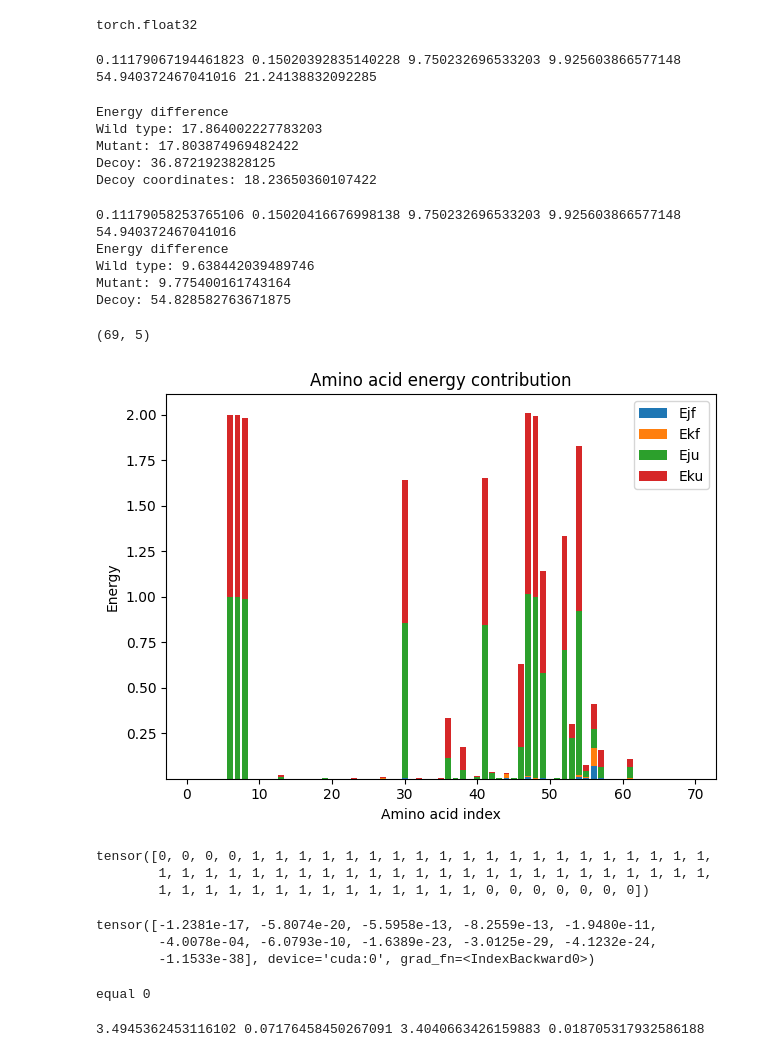
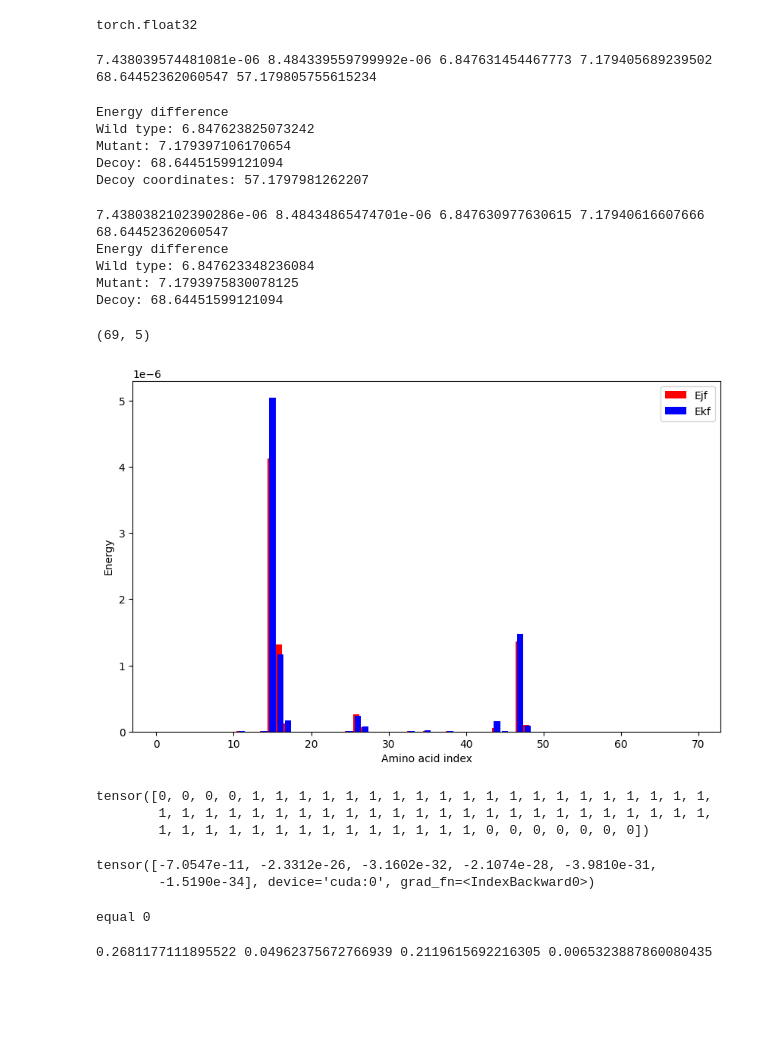
Before and after one commit to nissimbrami/DeepEF-Thesis, a Jupyter notebook: experiments/thermodybamic inference.ipynb, the cells around one changed output. Drawn from its saved outputs; the diff is of its cells as text; code cells hidden in the pictures; blank space fills up the shorter version.

```diff
--- a/experiments/thermodybamic inference.ipynb
+++ b/experiments/thermodybamic inference.ipynb
@@ -46,6 +46,6 @@ CFG.model_path
 # %% [output]
 './res/trianed_models_energyLimit-inst_normGP/'
 # %%
-model_path = "./res/trianed_models_energyLimit-inst_normGP/0_final_model.pt"
+model_path = "./res/trianed_models_energyLimit-inst_normGP/best_model.pt"
 model,optimizer,epoch,loss,valid_loss = load_checkpoint(model_path,model,optimizer,device=CFG.device)
 # %% [output]
@@ -80,7 +80,7 @@ def add_cb(crd_coords):
         crd_coords = torch.cat((crd_coords, CB.unsqueeze(1)), dim=1)
         return crd_coords
 # %%
-data_dir = glob.glob('./data/casp12_data_100/train/*')
+data_dir = glob.glob('./data/casp12_data_30/train/*')
 item_path = './data/casp12_data_100/train/1A0N_2_B'
 # item_path = './data/casp12_data_100/train/1WR4_1_A'
 # item_path = './data/casp12_data_100/train/2B89_1_A'
@@ -209,7 +220,7 @@ torch.float32
 # %%
 print(Ejf.item(), Ekf.item(), Eju.item(), Eku.item(), Exd.item(), Ecd.item())
 # %% [output]
-0.11179067194461823 0.15020392835140228 9.750232696533203 9.925603866577148 54.940372467041016 21.24138832092285
+7.438039574481081e-06 8.484339559799992e-06 6.847631454467773 7.179405689239502 68.64452362060547 57.179805755615234
 # %%
 # calculate the energy difference
 dE_wildtype = Eju - Ejf
@@ -224,10 +235,10 @@ print(f"Decoy: {dE_decoy.item()}")
 print(f"Decoy coordinates: {dE_coordsDecoy.item()}")
 # %% [output]
 Energy difference
-Wild type: 17.864002227783203
-Mutant: 17.803874969482422
-Decoy: 36.8721923828125
-Decoy coordinates: 18.23650360107422
+Wild type: 6.847623825073242
+Mutant: 7.179397106170654
+Decoy: 68.64451599121094
+Decoy coordinates: 57.1797981262207
 # %%
 E = model(X,f_type = 'A_inference')
 # E = E.squeeze()
@@ -245,43 +256,46 @@ print(f"Wild type: {dE_wildtype.item()}")
 print(f"Mutant: {dE_mutant.item()}")
 print(f"Decoy: {dE_decoy.item()}")
 # %% [output]
-0.11179058253765106 0.15020416676998138 9.750232696533203 9.925603866577148 54.940372467041016
+7.4380382102390286e-06 8.48434865474701e-06 6.847630977630615 7.17940616607666 68.64452362060547
 Energy difference
-Wild type: 9.638442039489746
-Mutant: 9.775400161743164
-Decoy: 54.828582763671875
+Wild type: 6.847623348236084
+Mutant: 7.1793975830078125
+Decoy: 68.64451599121094
 # %%
 # Categories (x-axis labels)
 nodes = Ejf.shape[0]
 categories = np.arange(1, nodes+1)  # Assuming 69 data points
 
-
 # Combine the data into a single array
 data = np.hstack((Ejf.detach().cpu().numpy(), Ekf.detach().cpu().numpy(), Eju.detach().cpu().numpy(), Eku.detach().cpu().numpy(), Exd.detach().cpu().numpy()))
 print(data.shape)
-# Create the figure and axis objects
-fig, ax = plt.subplots()
 
-# Create the stacked bar chart
-ax.bar(categories, data[:, 0], label='Ejf')
-bottom = data[:, 0]
-for i in range(1, data.shape[1]-1):
-    ax.bar(categories, data[:, i], bottom=bottom, label=['Ejf', 'Ekf', 'Eju', 'Eku'][i])
-    bottom += data[:, i]
+# Create the figure
+fig = plt.figure(figsize=(10, 6))
+# Plot bars for each example with separation
+bar_width = 0.2
+plt.bar(categories-bar_width, data[:, 0], color='red', label='Ejf')
+plt.bar(categories, data[:, 1], color='blue', label='Ekf')
+# plt.bar(categories+bar_width, data[:, 2], color='green', label='Eju')
+# plt.bar(categories, data[:, 3], color='orange', label='Eku')
+# plt.bar(categories, data[:, 4], color='purple', label='Exd')
+
+
+
 
 # Set labels, title, and legend
 plt.xlabel('Amino acid index')
 plt.ylabel('Energy')
-ax.set_title('Amino acid energy contribution')
-ax.legend()
-
+# plt.set_title('Amino acid energy contribution')
+# Specify legend location
+plt.legend(loc='upper right')
 # Display the plot
-plt.tight_layout()
+# plt.tight_layout()
 plt.show()
 print(mask)
 # %% [output]
 (69, 5)
-[figure, old version]
+[figure, new version]
 tensor([0, 0, 0, 0, 1, 1, 1, 1, 1, 1, 1, 1, 1, 1, 1, 1, 1, 1, 1, 1, 1, 1, 1, 1,
         1, 1, 1, 1, 1, 1, 1, 1, 1, 1, 1, 1, 1, 1, 1, 1, 1, 1, 1, 1, 1, 1, 1, 1,
         1, 1, 1, 1, 1, 1, 1, 1, 1, 1, 1, 1, 1, 1, 0, 0, 0, 0, 0, 0, 0])
@@ -289,9 +303,8 @@ tensor([0, 0, 0, 0, 1, 1, 1, 1, 1, 1, 1, 1, 1, 1, 1, 1, 1, 1, 1, 1, 1, 1, 1, 1,
 a = Eku**2-Ekf**2
 a[a<0]
 # %% [output]
-tensor([-1.2381e-17, -5.8074e-20, -5.5958e-13, -8.2559e-13, -1.9480e-11,
-        -4.0078e-04, -6.0793e-10, -1.6389e-23, -3.0125e-29, -4.1232e-24,
-        -1.1533e-38], device='cuda:0', grad_fn=<IndexBackward0>)
+tensor([-7.0547e-11, -2.3312e-26, -3.1602e-32, -2.1074e-28, -3.9810e-31,
+        -1.5190e-34], device='cuda:0', grad_fn=<IndexBackward0>)
 # %%
 d_params = data_params(num_workers =CFG.num_workers, batch_size=CFG.batch_size,cuda=CFG.cuda,constraint=CFG.constraint, debug=CFG.debug,dataset='scn')
 train_loader, valid_loader,test_loader = fetch_dataloader(data_dir=CFG.data_path, params=d_params)
@@ -479,7 +492,7 @@ equal 0
 # %%
 print(val_loss, val_lossd, val_lossg, val_lossc)
 # %% [output]
-3.4945362453116102 0.07176458450267091 3.4040663426159883 0.018705317932586188
+0.2681177111895522 0.04962375672766939 0.2119615692216305 0.0065323887860080435
 # %%
 torch.cuda.empty_cache()
 gc.collect()
```
Also changed, not shown: parts of 5 cells of this notebook, 1 other file.
